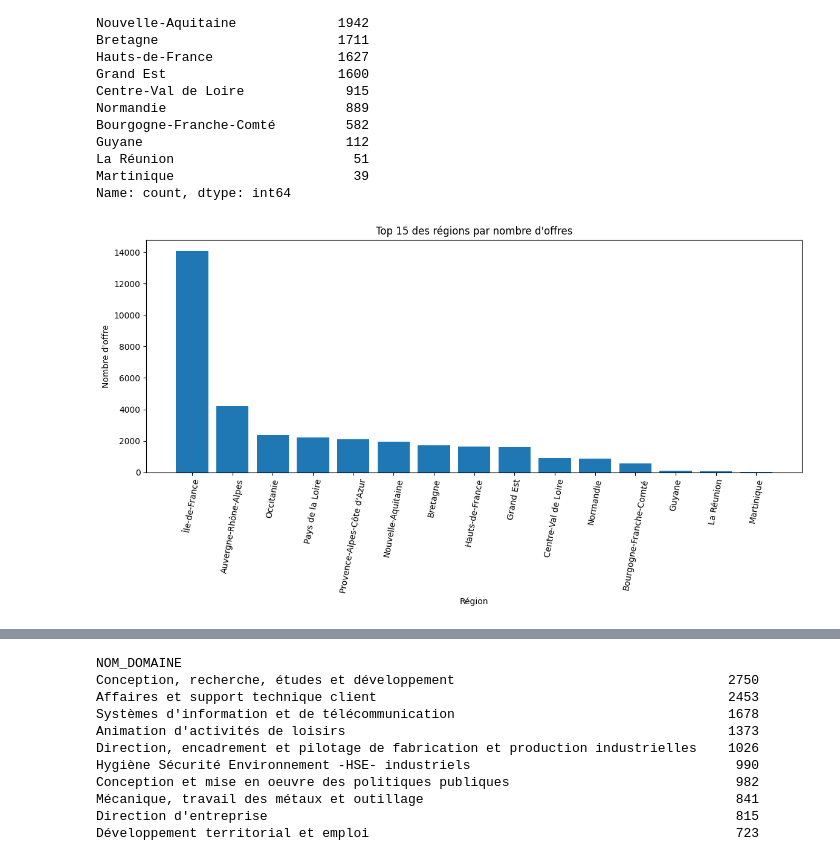
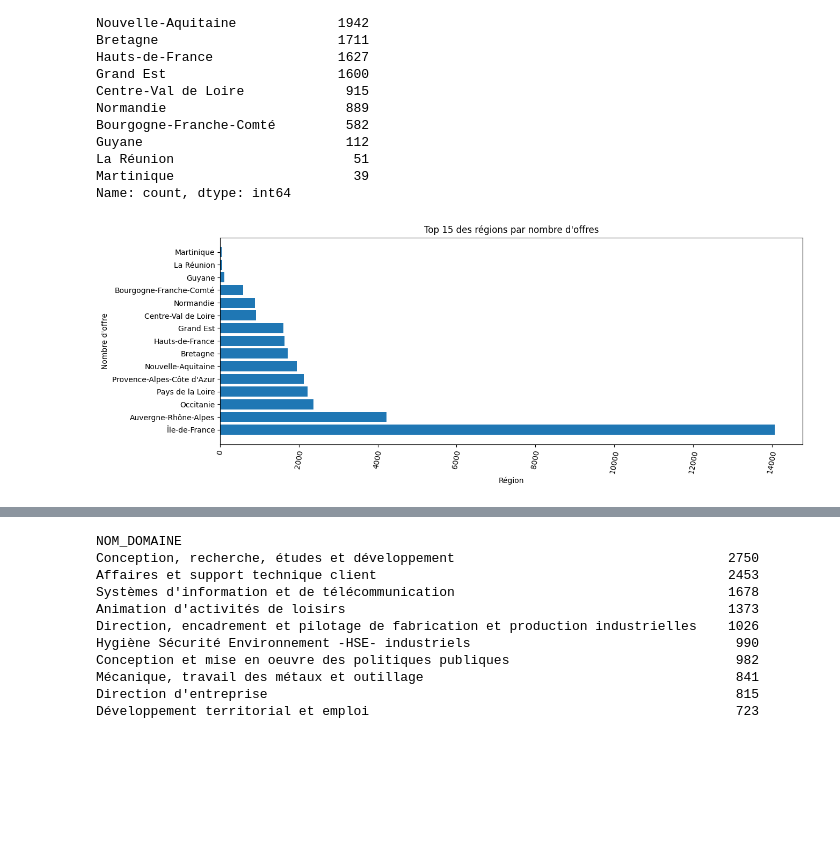
Before and after one commit to Ilanlp/Projet_update, a Jupyter notebook: MLFlow/notebook/EDA.ipynb, the cells around one changed output, grey strips where cells are left out. Drawn from its saved outputs; the diff is of its cells as text; code cells hidden in the pictures; blank space fills up the shorter version.

```diff
--- a/MLFlow/notebook/EDA.ipynb
+++ b/MLFlow/notebook/EDA.ipynb
@@ -110,10 +96,10 @@ Martinique                       39
 Name: count, dtype: int64
 # %%
 plt.figure(figsize=(14, 5))
-plt.bar(region_counts.index,region_counts.values)
+plt.barh(region_counts.index,region_counts.values)
 plt.title('Top 15 des régions par nombre d\'offres')
 plt.xlabel('Région')
 plt.ylabel('Nombre d\'offre')
 plt.xticks(rotation=80);
 # %% [output]
-[figure, old version]
+[figure, new version]
```
Also changed, not shown: parts of 33 cells of this notebook.
